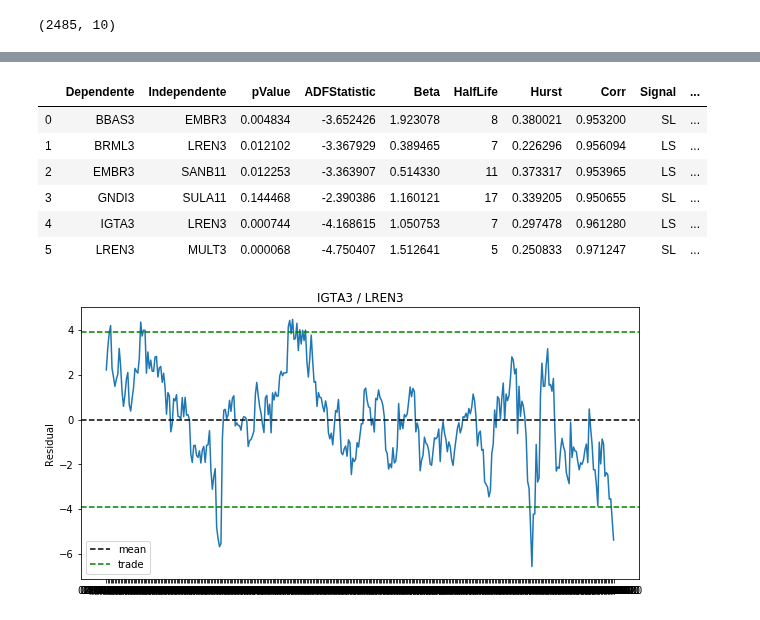
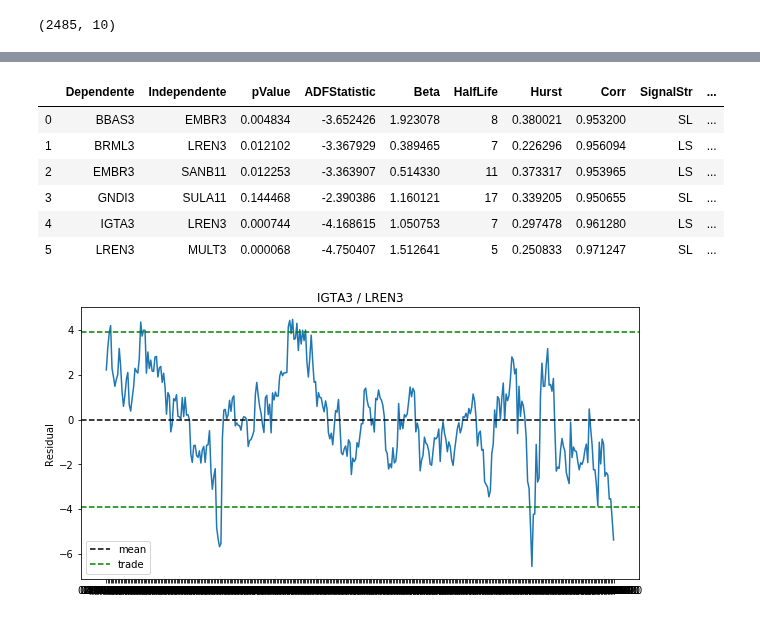
Before and after one commit to andreolvgomes/long-short-by-cointegration, a Jupyter notebook: Cointegration.ipynb, the cells around one changed output, grey strips where cells are left out. Saved outputs shown, nothing was run; the diff lists cells and outputs as text; code cells hidden in the pictures.

```diff
--- a/Cointegration.ipynb
+++ b/Cointegration.ipynb
@@ -423,12 +407,12 @@ corr
 | 2314 | PETR3 | PETR4 | 0.265034 | -2.050132 | 1.154924 | 20 | 0.305650 | 0.988698 | LS | ... |
 | 2354 | QUAL3 | SULA11 | 0.000923 | -4.112727 | 0.783860 | 8 | 0.369502 | 0.969783 | LS | ... |
 # %%
-signal = corr.loc[(df_hurst['SignalPerc'] >= 0.95)].copy()
+signal = corr.loc[(df_hurst['Signal'] >= 0.95)].copy()
 signal.reset_index(drop=True, inplace=True)
 apply_periods(data, signal)
 signal
 # %% [output]
-|  | Dependente | Independente | pValue | ADFStatistic | Beta | HalfLife | Hurst | Corr | Signal | ... |
+|  | Dependente | Independente | pValue | ADFStatistic | Beta | HalfLife | Hurst | Corr | SignalStr | ... |
 | 0 | BBAS3 | EMBR3 | 0.004834 | -3.652426 | 1.923078 | 8 | 0.380021 | 0.953200 | SL | ... |
 | 1 | BRML3 | LREN3 | 0.012102 | -3.367929 | 0.389465 | 7 | 0.226296 | 0.956094 | LS | ... |
 | 2 | EMBR3 | SANB11 | 0.012253 | -3.363907 | 0.514330 | 11 | 0.373317 | 0.953965 | LS | ... |
```
Also changed, not shown: parts of 4 cells of this notebook, 1 other file.
